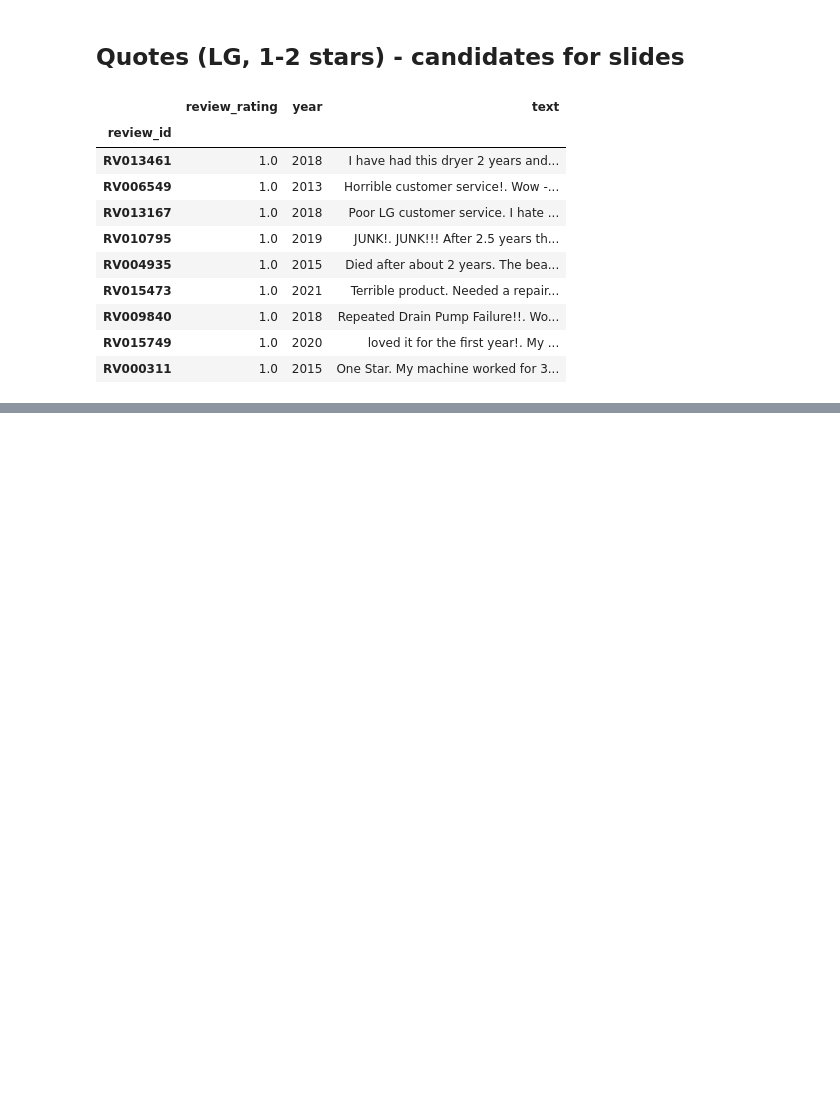
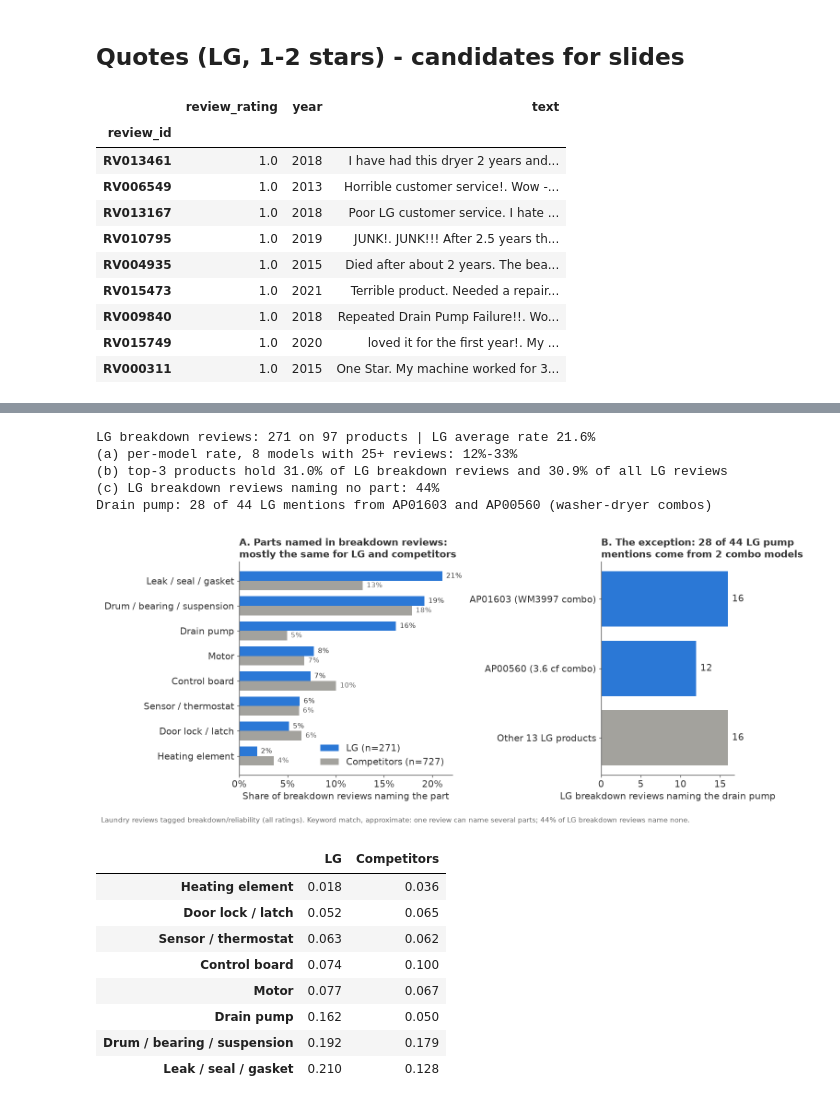
Before and after one commit to mfmatozza/marketing-project, a Jupyter notebook: findings/04_findings_charts.ipynb, the cells around one changed output, grey strips where cells are left out. Saved outputs shown, nothing was run; the diff lists cells and outputs as text; code cells hidden in the pictures; blank space fills up the shorter version.

Commit message:
Add breakdown parts check and chart 6 (notebook 04)

```diff
--- a/findings/04_findings_charts.ipynb
+++ b/findings/04_findings_charts.ipynb
@@ -354,0 +358,64 @@ q[["review_rating", "year", "text"]]
+# %%
+d["t"] = d.text.str.lower()
+rel = d[d.a_reliability == 1]; lgr, cor = rel[rel.is_lg == 1], rel[rel.is_lg == 0]
+lg_all = d[d.is_lg == 1]
+
+# (a) rate per LG model, models with >= 25 reviews
+pp = lg_all.groupby("product_id").agg(n=("review_id", "size"), rate=("a_reliability", "mean"), title=("product_title", "first"))
+big = pp[pp.n >= 25].sort_values("rate", ascending=False)
+print(f"LG breakdown reviews: {len(lgr)} on {lgr.product_id.nunique()} products | LG average rate {lg_all.a_reliability.mean():.1%}")
+print(f"(a) per-model rate, {len(big)} models with 25+ reviews: {big.rate.min():.0%}-{big.rate.max():.0%}")
+# (b) top-3 products: share of breakdown mentions vs share of all LG reviews
+top3 = lgr.product_id.value_counts().head(3)
+print(f"(b) top-3 products hold {top3.sum()/len(lgr):.1%} of LG breakdown reviews and {lg_all.product_id.isin(top3.index).mean():.1%} of all LG reviews")
+
+# (c) part words, LG vs competitors
+PARTS = {
+    "Drain pump": r"\bpump", "Leak / seal / gasket": r"\bleak|gasket|\bseal|flood",
+    "Drum / bearing / suspension": r"\bbearings?\b|spider|\bdrum\b|suspension|shock|spring",
+    "Control board": r"control board|main board|\bboard\b|\bpcb\b", "Motor": r"\bmotors?\b",
+    "Door lock / latch": r"door lock|\block\b|latch|hinge", "Sensor / thermostat": r"sensor|thermistor|thermostat",
+    "Heating element": r"heating element|\belement\b|heater"}
+parts = pd.DataFrame({k: {"LG": lgr.t.str.contains(p).mean(), "Competitors": cor.t.str.contains(p).mean()} for k, p in PARTS.items()}).T.sort_values("LG")
+no_part = ~lgr.t.str.contains("|".join(PARTS.values()))
+print(f"(c) LG breakdown reviews naming no part: {no_part.mean():.0%}")
+pump = lgr[lgr.t.str.contains(PARTS["Drain pump"])].product_id.value_counts()
+print(f"Drain pump: {pump.head(2).sum()} of {pump.sum()} LG mentions from {pump.index[0]} and {pump.index[1]} (washer-dryer combos)")
+assert set(pump.index[:2]) == {"AP01603", "AP00560"}   # if the tags change and this fails, reread the pump reviews
+
+fig, (a, b2) = plt.subplots(1, 2, figsize=(13, 5.6), gridspec_kw={"width_ratios": [1.6, 1]})
+y = np.arange(len(parts)); h = 0.38
+a.barh(y + h/2, parts.LG, h, color=BLUE, label=f"LG (n={len(lgr)})")
+a.barh(y - h/2, parts.Competitors, h, color=GREY, label=f"Competitors (n={len(cor)})")
+for i, (l, c) in enumerate(zip(parts.LG, parts.Competitors)):
+    a.text(l + .004, i + h/2, f"{l:.0%}", va="center", fontsize=10)
+    a.text(c + .004, i - h/2, f"{c:.0%}", va="center", fontsize=10, color="#666666")
+a.set_yticks(y); a.set_yticklabels(parts.index); a.xaxis.set_major_formatter(plt.FuncFormatter(lambda x, _: f"{x:.0%}"))
+a.set_xlabel("Share of breakdown reviews naming the part"); a.legend(loc="lower right")
+a.set_title("A. Parts named in breakdown reviews:\nmostly the same for LG and competitors", fontsize=14)
+conc = pd.Series({"AP01603 (WM3997 combo)": pump["AP01603"], "AP00560 (3.6 cf combo)": pump["AP00560"],
+                  f"Other {pump.size - 2} LG products": pump.drop(["AP01603", "AP00560"]).sum()})
+b2.barh(conc.index[::-1], conc.values[::-1], color=[GREY, BLUE, BLUE])
+for i, v in enumerate(conc.values[::-1]): b2.text(v + .5, i, str(v), va="center")
+b2.set_xlabel("LG breakdown reviews naming the drain pump")
+b2.set_title(f"B. The exception: {pump.head(2).sum()} of {pump.sum()} LG pump\nmentions come from 2 combo models", fontsize=14)
+note(fig, f"Laundry reviews tagged breakdown/reliability (all ratings). Keyword match, approximate: one review can name several parts; "
+          f"{no_part.mean():.0%} of LG breakdown reviews name none.")
+fig.tight_layout(); fig.savefig(FIG / "chart6_breakdown_parts.png"); plt.show()
+parts.round(3)
+# %% [output]
+LG breakdown reviews: 271 on 97 products | LG average rate 21.6%
+(a) per-model rate, 8 models with 25+ reviews: 12%-33%
+(b) top-3 products hold 31.0% of LG breakdown reviews and 30.9% of all LG reviews
+(c) LG breakdown reviews naming no part: 44%
+Drain pump: 28 of 44 LG mentions from AP01603 and AP00560 (washer-dryer combos)
+[figure, added]
+|  | LG | Competitors |
+| Heating element | 0.018 | 0.036 |
+| Door lock / latch | 0.052 | 0.065 |
+| Sensor / thermostat | 0.063 | 0.062 |
+| Control board | 0.074 | 0.100 |
+| Motor | 0.077 | 0.067 |
+| Drain pump | 0.162 | 0.050 |
+| Drum / bearing / suspension | 0.192 | 0.179 |
+| Leak / seal / gasket | 0.210 | 0.128 |
```
Also changed, not shown: parts of 1 cell of this notebook, 3 other files.
